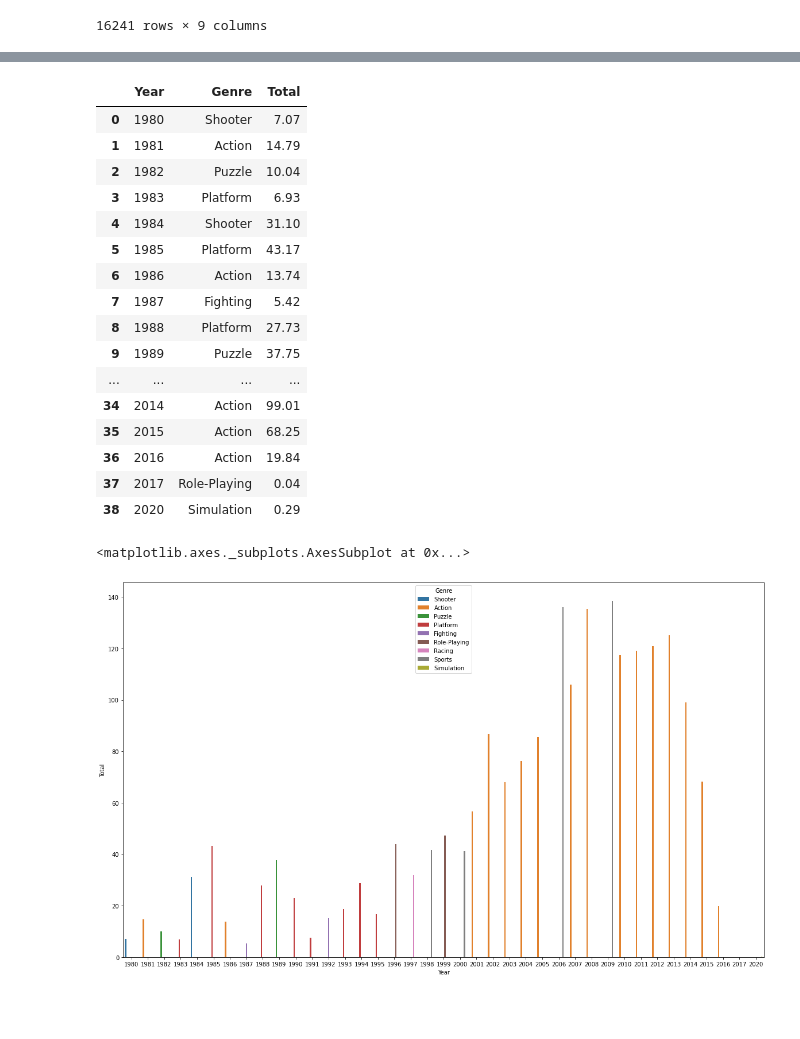
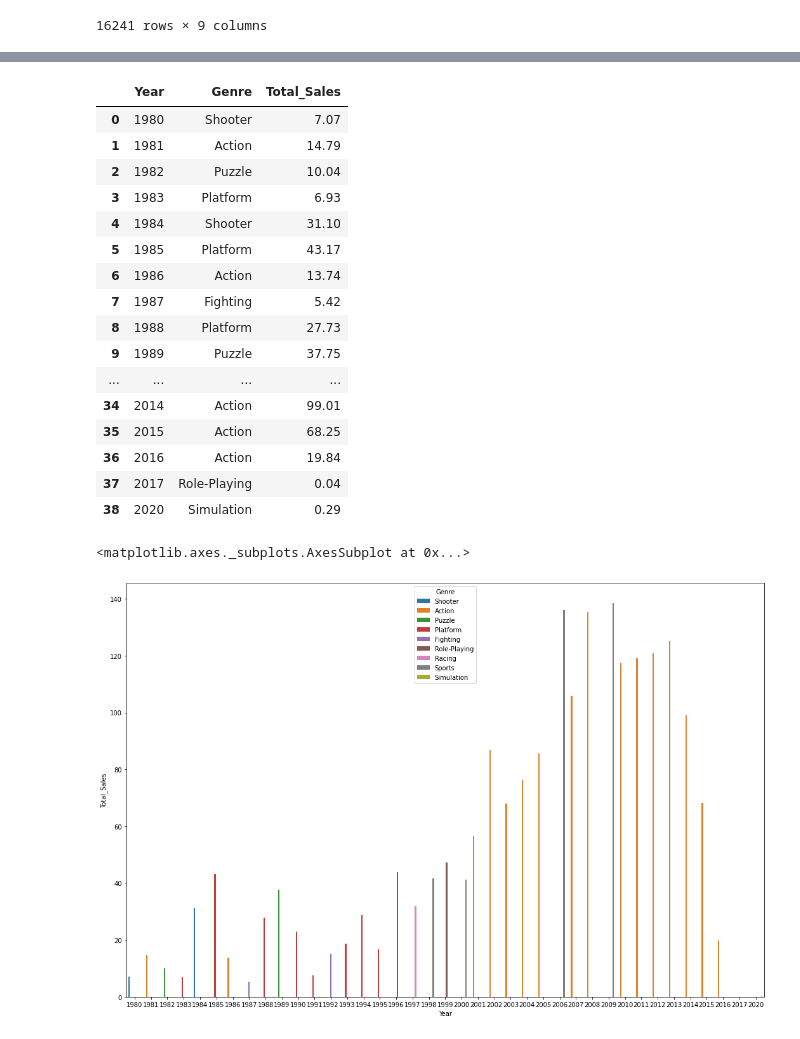
Before and after one commit to lakepicnic/Section_project, a Jupyter notebook: Section1_project.ipynb, the cells around one changed output, grey strips where cells are left out. Drawn from its saved outputs; the diff is of its cells as text; code cells hidden in the pictures; blank space fills up the shorter version.

```diff
--- a/Section1_project.ipynb
+++ b/Section1_project.ipynb
@@ -119,8 +119,8 @@ df1
 16241 rows × 9 columns
 # %%
 # 지역에 따라서 선호하는 게임의 장르가 다를까?
-df1['Total'] = df1['NA_Sales']+ df1['EU_Sales']+ df1['JP_Sales']+ df1['Other_Sales']
-genre_Total = df1.groupby(['Genre'])['Total'].sum()
+df1['Total_Sales'] = df1['NA_Sales']+ df1['EU_Sales']+ df1['JP_Sales']+ df1['Other_Sales']
+genre_Total = df1.groupby(['Genre'])['Total_Sales'].sum()
 genre_NA = df1.groupby(['Genre'])['NA_Sales'].sum()
 genre_EU = df1.groupby(['Genre'])['EU_Sales'].sum()
 genre_JP = df1.groupby(['Genre'])['JP_Sales'].sum()
@@ -156,11 +158,11 @@ sns.lineplot(data = genre)
 # %%
 #연도별 게임의 트렌드
-Year_trend = df1.groupby(['Year','Genre'])['Total'].sum().reset_index()
-Year_trend2 = Year_trend.groupby('Year')['Total'].transform(max)==Year_trend['Total']
+Year_trend = df1.groupby(['Year','Genre'])['Total_Sales'].sum().reset_index()
+Year_trend2 = Year_trend.groupby('Year')['Total_Sales'].transform(max)==Year_trend['Total_Sales']
 Year_trend3 = Year_trend[Year_trend2].reset_index(drop=True)
 Year_trend3
 # %% [output]
-|  | Year | Genre | Total |
+|  | Year | Genre | Total_Sales |
 | 0 | 1980 | Shooter | 7.07 |
 | 1 | 1981 | Action | 14.79 |
 | 2 | 1982 | Puzzle | 10.04 |
@@ -178,8 +180,9 @@ Year_trend3
 | 37 | 2017 | Role-Playing | 0.04 |
 | 38 | 2020 | Simulation | 0.29 |
 # %%
-plt.figure(figsize = (20,12))
-sns.barplot(x='Year',y = 'Total',data=Year_trend3, hue = 'Genre')
+plt.figure(figsize = (18,12))
+sns.barplot(x='Year',y = 'Total_Sales',data=Year_trend3, hue = 'Genre')
+# 1980~90년대에는 다양한 게임 장르들이 유행했었으나, 2000년대에 들어서는 action과 sports 장르가 유행을 끌고있음을 알 수 있다.
 # %% [output]
 <matplotlib.axes._subplots.AxesSubplot at 0x...>
-[figure, old version]
+[figure, new version]
```
Also changed, not shown: parts of 6 cells of this notebook.
